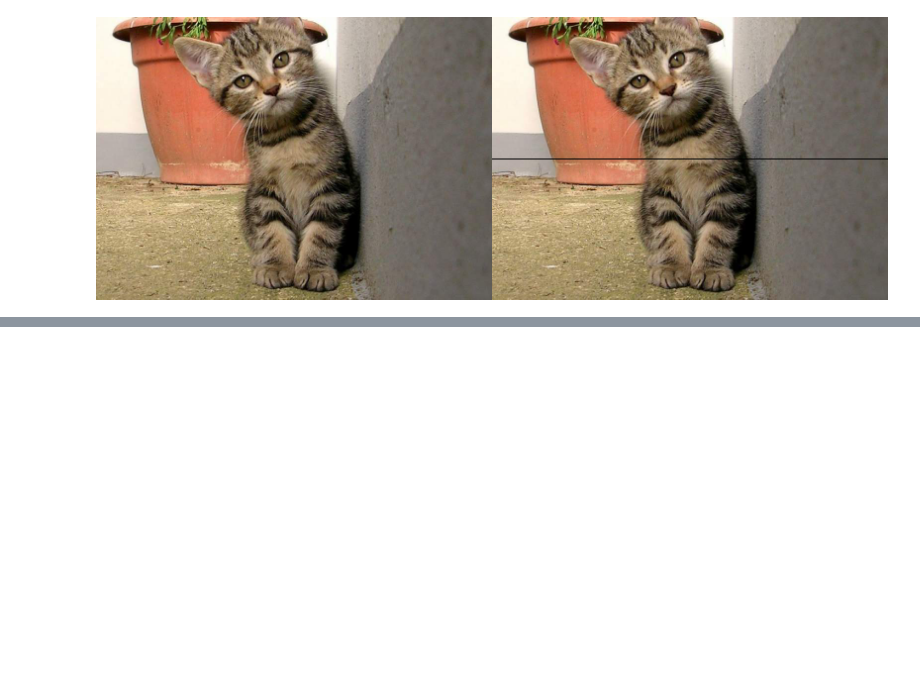
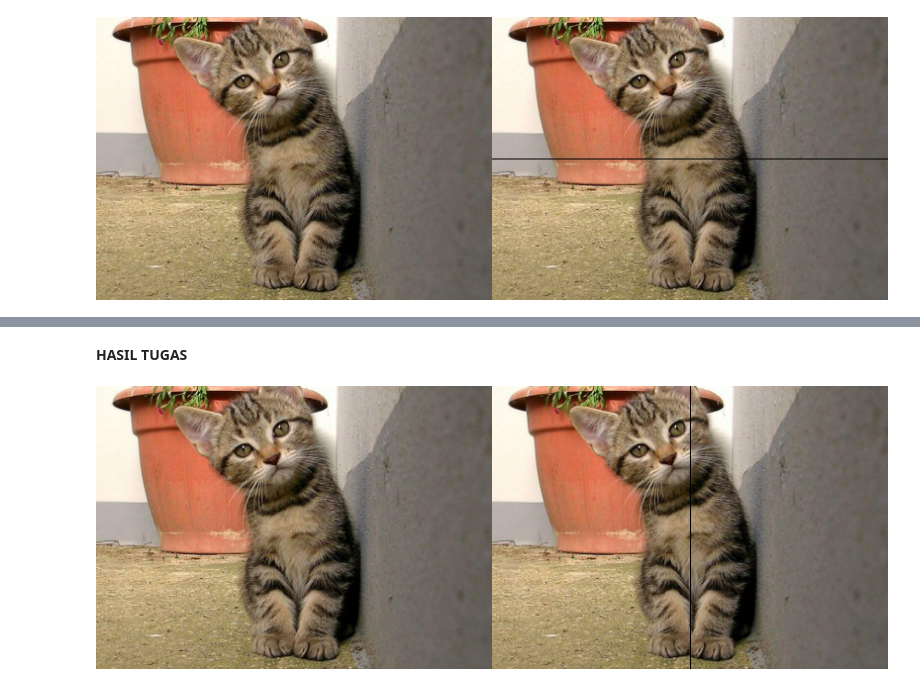
Before and after one commit to aryaseptiawan/PCVK_Genap_2021, a Jupyter notebook: AryaSeptiawan_Week1.ipynb, the cells around one changed output, grey strips where cells are left out. Cells and saved outputs as stored; diff of their text form; code cells hidden in the pictures; blank space fills up the shorter version.

```diff
--- a/AryaSeptiawan_Week1.ipynb
+++ b/AryaSeptiawan_Week1.ipynb
@@ -51,0 +81,18 @@ cv2_imshow(final_frame)
+# %% [markdown]
+**HASIL TUGAS**
+# %%
+# HASIL TUGAS
+
+image_2 = cv.cvtColor(image, cv.COLOR_BGR2RGB)
+image_3 = cv.cvtColor(image, cv.COLOR_BGR2RGB)
+
+#membuat garis vertikal ditengah image
+
+for x in range (tinggi):
+  image_3[x,int((lebar)/2)] = [0,0,0]
+
+
+final_frame = cv.hconcat((image_2, image_3))
+cv2_imshow(final_frame)
+# %% [output]
+[figure, added]
```
Also changed, not shown: parts of 2 cells of this notebook.
